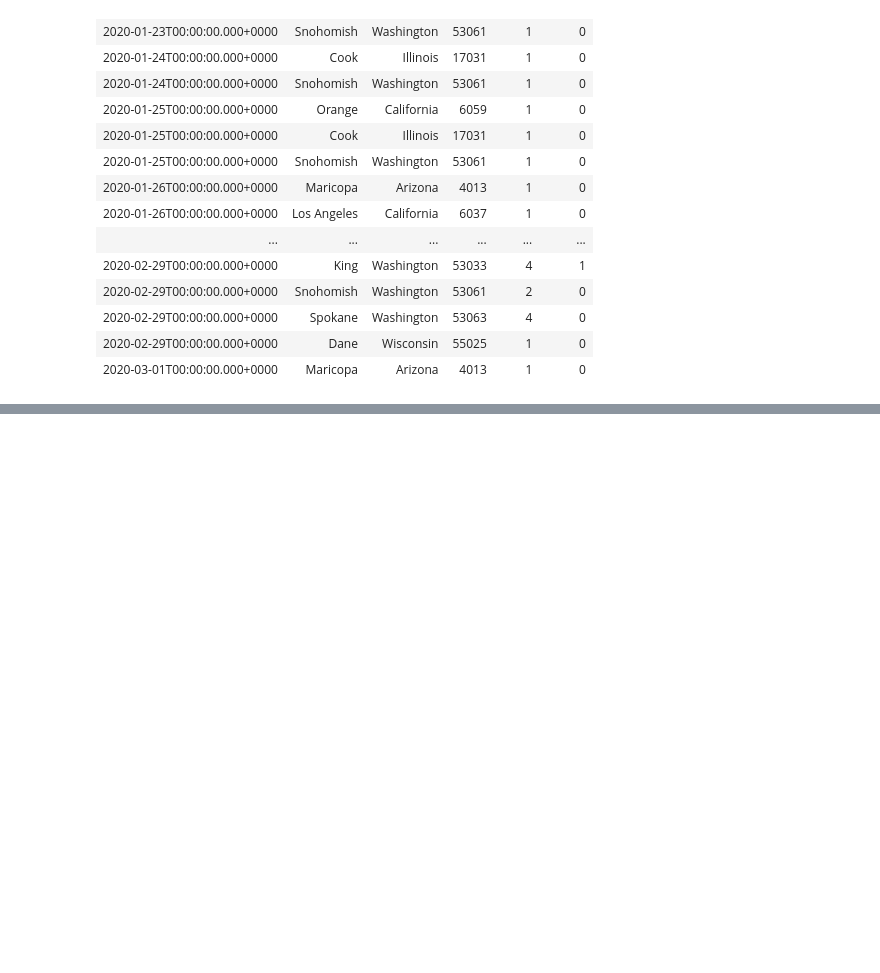
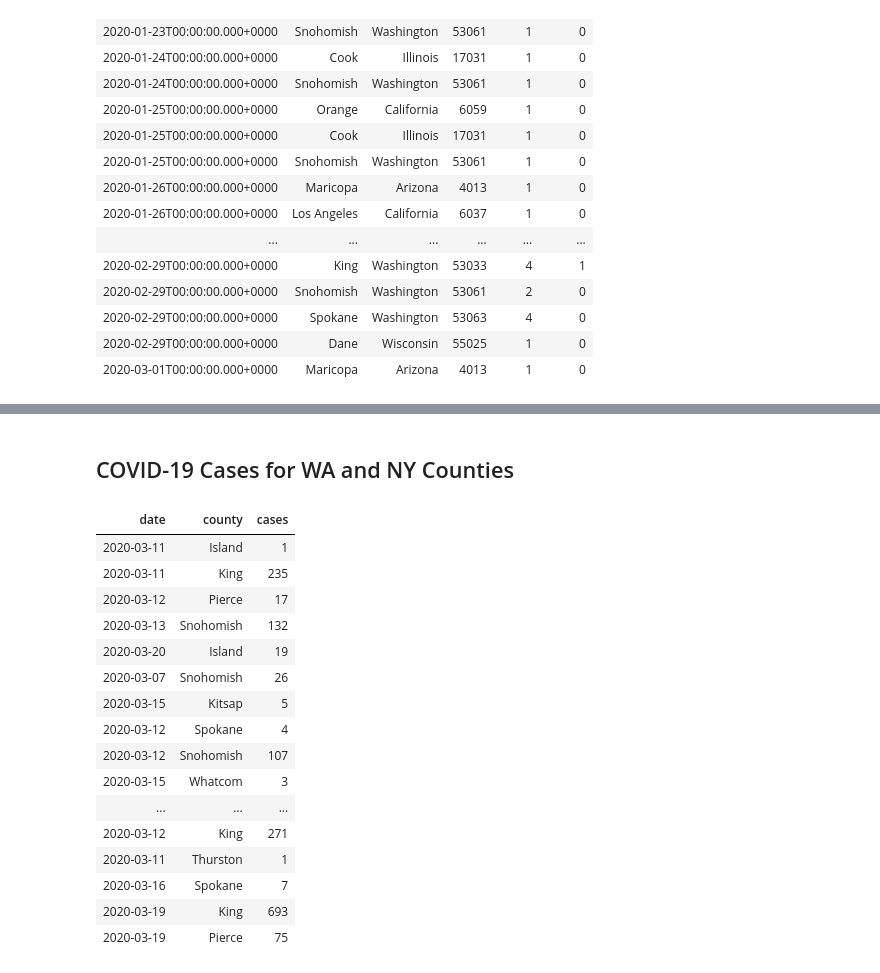
Before and after one commit to databricks/devrel, a Jupyter notebook: samples/NYT COVID-19 Analysis.ipynb, the cells around one changed output, grey strips where cells are left out. Drawn from its saved outputs; the diff is of its cells as text; code cells hidden in the pictures; blank space fills up the shorter version.

```diff
--- a/samples/NYT COVID-19 Analysis.ipynb
+++ b/samples/NYT COVID-19 Analysis.ipynb
@@ -37,0 +49,5 @@ map_fips.createOrReplaceTempView("map_fips")
+# %%
+map_popest_county = spark.read.option("header", True).option("inferSchema", True).csv("/tmp/dennylee/COVID/population_estimates_by_county/CO-EST2014-alldata.csv")
+map_popest_county.createOrReplaceTempView("map_popest_county")
+fips_popest_county = spark.sql("select State * 1000 + substring(cast(1000 + County as string), 2, 3) as fips, STNAME, CTYNAME, census2010pop, POPESTIMATE2014 from map_popest_county")
+fips_popest_county.createOrReplaceTempView("fips_popest_county")
@@ -63,0 +131,27 @@ display(nyt_daily)
+# %% [markdown]
+## COVID-19 Cases for WA and NY Counties
+# %%
+%sql
+SELECT f.date, f.county, f.cases
+  FROM wa_state_window f
+  JOIN (
+      SELECT county, sum(cases) as cases FROM wa_state_window GROUP BY county ORDER BY cases DESC LIMIT 10
+    ) x ON x.county = f.county
+# %% [output]
+| date | county | cases |
+| 2020-03-11 | Island | 1 |
+| 2020-03-11 | King | 235 |
+| 2020-03-12 | Pierce | 17 |
+| 2020-03-13 | Snohomish | 132 |
+| 2020-03-20 | Island | 19 |
+| 2020-03-07 | Snohomish | 26 |
+| 2020-03-15 | Kitsap | 5 |
+| 2020-03-12 | Spokane | 4 |
+| 2020-03-12 | Snohomish | 107 |
+| 2020-03-15 | Whatcom | 3 |
+| ... | ... | ... |
+| 2020-03-12 | King | 271 |
+| 2020-03-11 | Thurston | 1 |
+| 2020-03-16 | Spokane | 7 |
+| 2020-03-19 | King | 693 |
+| 2020-03-19 | Pierce | 75 |
```
Also changed, not shown: parts of 31 cells of this notebook, 2 other files.
